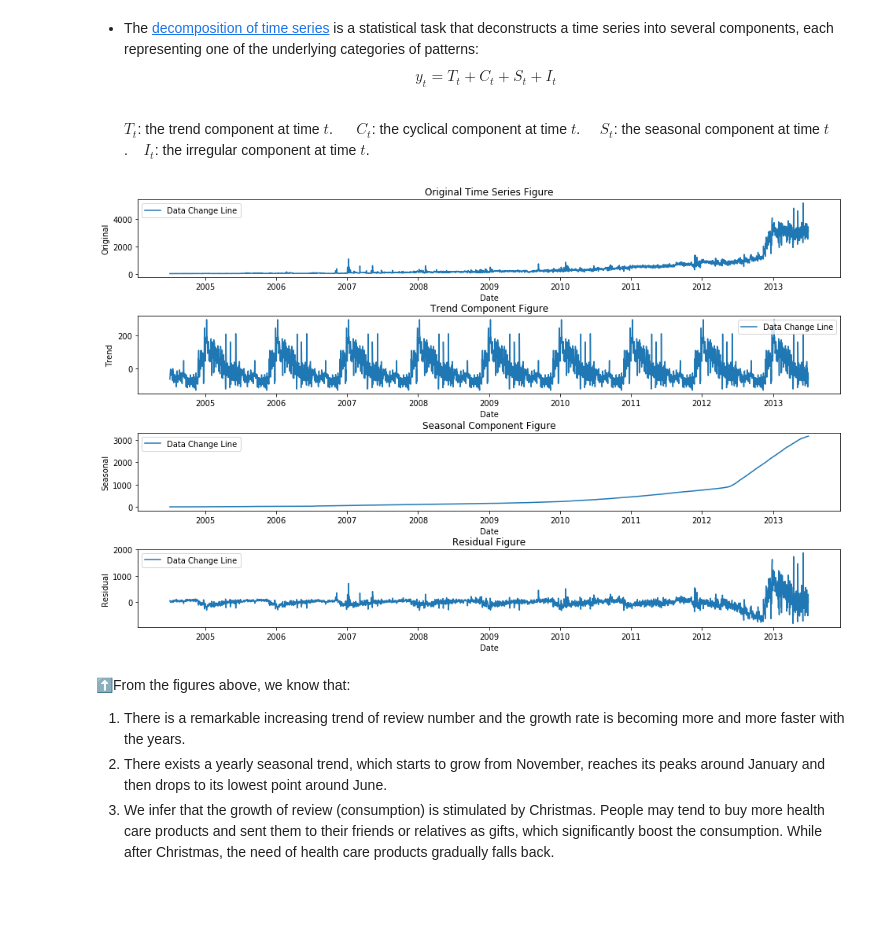
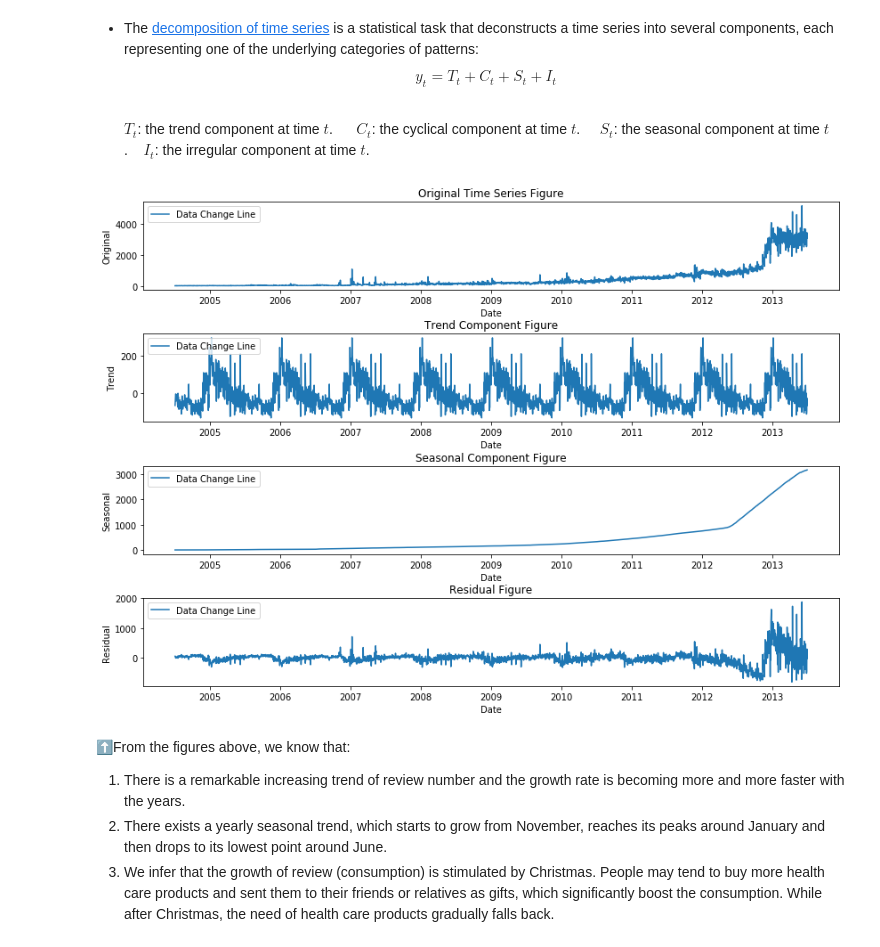
Before and after one commit to epfl-ada-2018/ada007project, a Jupyter notebook: Final_notebook.ipynb, the cells around one changed output. Saved outputs shown, nothing was run; the diff lists cells and outputs as text; code cells hidden in the pictures; blank space fills up the shorter version.

```diff
--- a/Final_notebook.ipynb
+++ b/Final_notebook.ipynb
@@ -234,24 +234,24 @@ $S_t$: the seasonal component at time $t$.&nbsp;&nbsp;&nbsp;&nbsp;$I_t$: the irr
 # %%
 seasonal_decomposition = seasonal_decompose(df_reviewtime_reveiwnum_subset.ReviewNumber,freq=365)
 
 # ---------- Prepare the input data ---------- #
 not_null_index = seasonal_decomposition.trend.isnull().map(lambda x: not x)
 # Drop null data in seasonal decomposition
 observed_data = seasonal_decomposition.observed[not_null_index]
 seasonal_data = seasonal_decomposition.seasonal[not_null_index]
 trend_data = seasonal_decomposition.trend[not_null_index]
 resid_data = seasonal_decomposition.resid[not_null_index]
 trend_time = df_reviewtime_reveiwnum_subset[not_null_index]
 
 # ---------- Plot seasonal decomposition ---------- #
-fig = plt.figure(figsize=(16,10))
+fig = plt.figure(figsize=(14,10))
 fig.subplots_adjust(hspace=0.5)
 title_list = ['Original Time Series Figure', 'Trend Component Figure', 'Seasonal Component Figure', 'Residual Figure']
 ylabel_list = ['Original', 'Trend', 'Seasonal', 'Residual']
 seasonal_decomposition_list = [observed_data, seasonal_data, trend_data, resid_data]
 plot_seasonal_decomposition(trend_time, seasonal_decomposition_list, title_list, ylabel_list)
 # %% [output]
-[figure, old version]
+[figure, new version]
 # %% [markdown]
 ⬆From the figures above, we know that:
 1. There is a remarkable increasing trend of review number and the growth rate is becoming more and more faster with the years.
```
Also changed, not shown: parts of 3 cells of this notebook.
